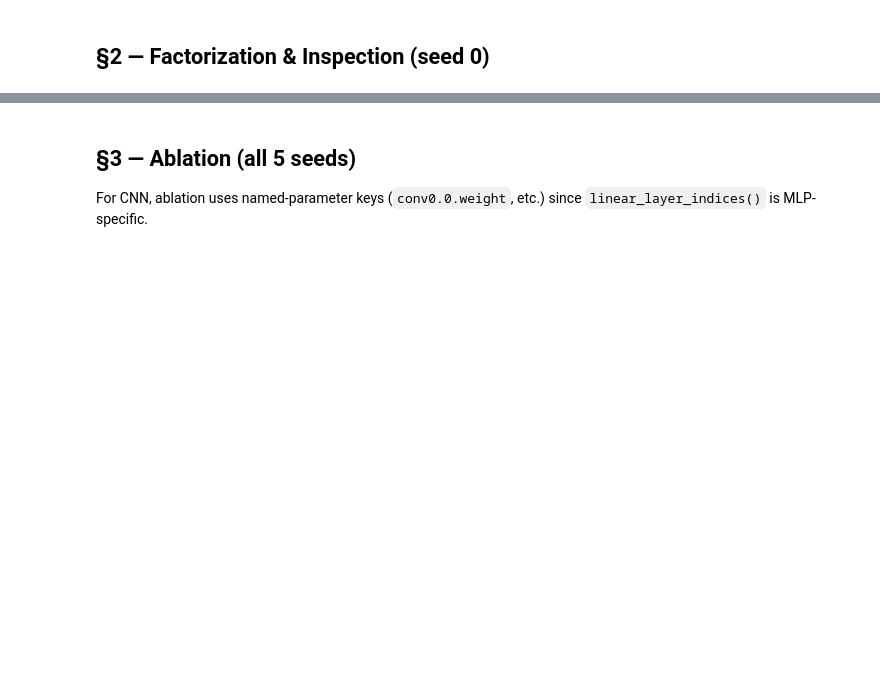
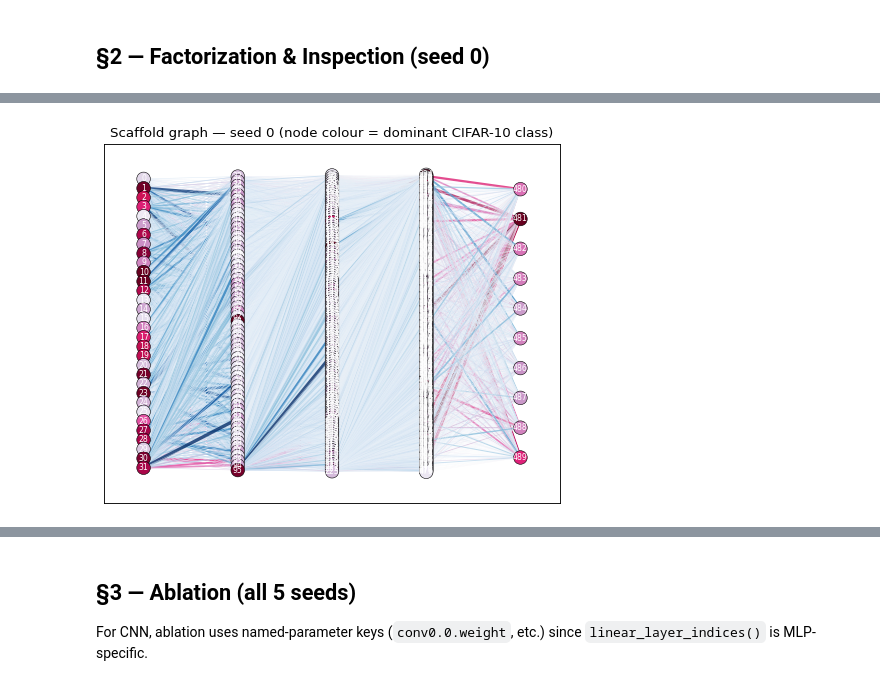
Before and after one commit to JohannesBertram/Factor_Trace, a Jupyter notebook: notebooks/03_CNN_CIFAR10.ipynb, the cells around one changed output, grey strips where cells are left out. Cells and saved outputs as stored; diff of their text form; code cells hidden in the pictures; blank space fills up the shorter version.

```diff
--- a/notebooks/03_CNN_CIFAR10.ipynb
+++ b/notebooks/03_CNN_CIFAR10.ipynb
@@ -345,12 +337,25 @@ for leaf in l0_nodes0[:2]:
 # %%
 # ── Scaffold graph (seed 0) ───────────────────────────────────────────────────
-scaffold_edges   = build_scaffold_edges(tree_root0)
-scaffold_loading = scaffold_loading_from_edges(scaffold_edges, all_targets0, N_CLASSES)
-fig, ax = plt.subplots(figsize=(14, 6))
-plot_scaffold_graph(scaffold_edges, scaffold_loading, ax=ax)
-ax.set_title('Scaffold graph — seed 0 (node colour = dominant CIFAR-10 class)')
+def _get_spine(root):
+    chain, node = [root], root
+    while node["children"]:
+        node = node["children"][0]; chain.append(node)
+    return chain
+
+spine = _get_spine(tree_root0)
+layer_results = list(reversed(spine))          # forward order: input → output
+edge_matrices, neg_edge_matrices = build_scaffold_edges(
+    layer_results[1:], fi="path", fi_seed=layer_results[0], top_pct=0.05,
+)
+scaffold_loading = scaffold_loading_from_edges(edge_matrices)
+layer_sizes = scaffold_layer_sizes_from_edges(edge_matrices)
+fig = plot_scaffold_graph(scaffold_loading, edge_matrices, layer_sizes,
+                          neg_edge_matrices=neg_edge_matrices)
+fig.axes[0].set_title("Scaffold graph — seed 0 (node colour = dominant CIFAR-10 class)")
 plt.tight_layout()
-plt.savefig(os.path.join(FIG_DIR, 'scaffold_seed0.pdf'), bbox_inches='tight')
+plt.savefig(os.path.join(FIG_DIR, "scaffold_seed0.pdf"), bbox_inches="tight")
 plt.show()
+# %% [output]
+[figure, added]
 # %%
 # ── Top-N stimulus gallery per output factor ──────────────────────────────────
```
Also changed, not shown: parts of 11 cells of this notebook, 7 other files.
